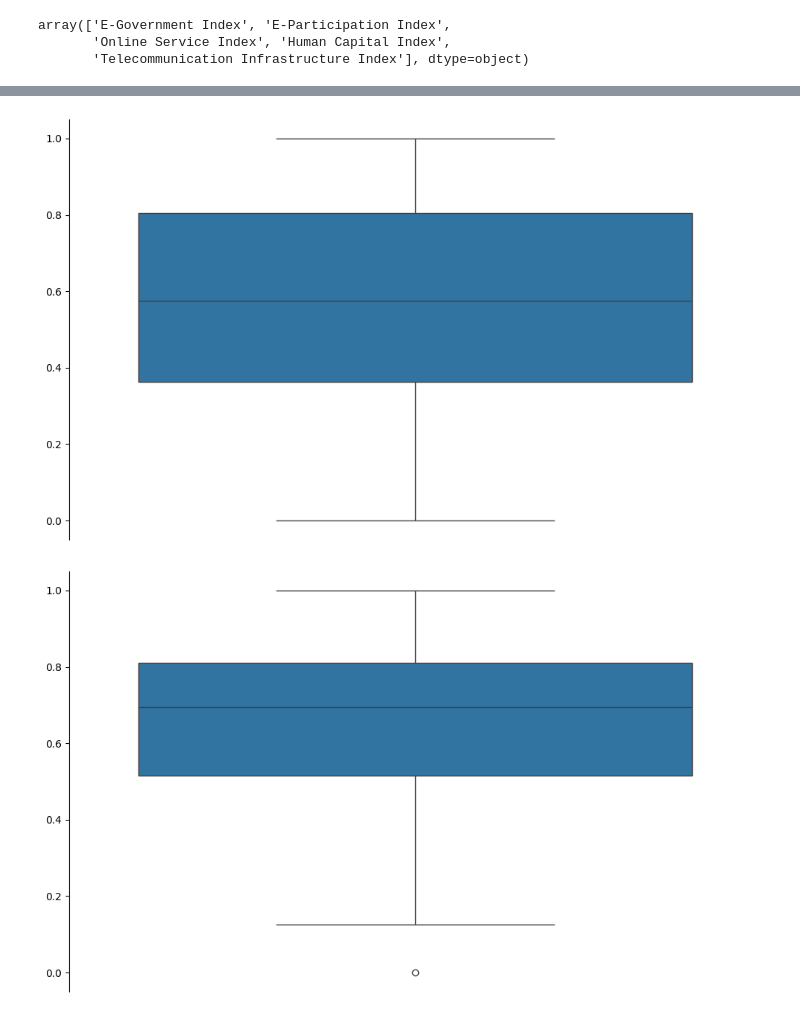
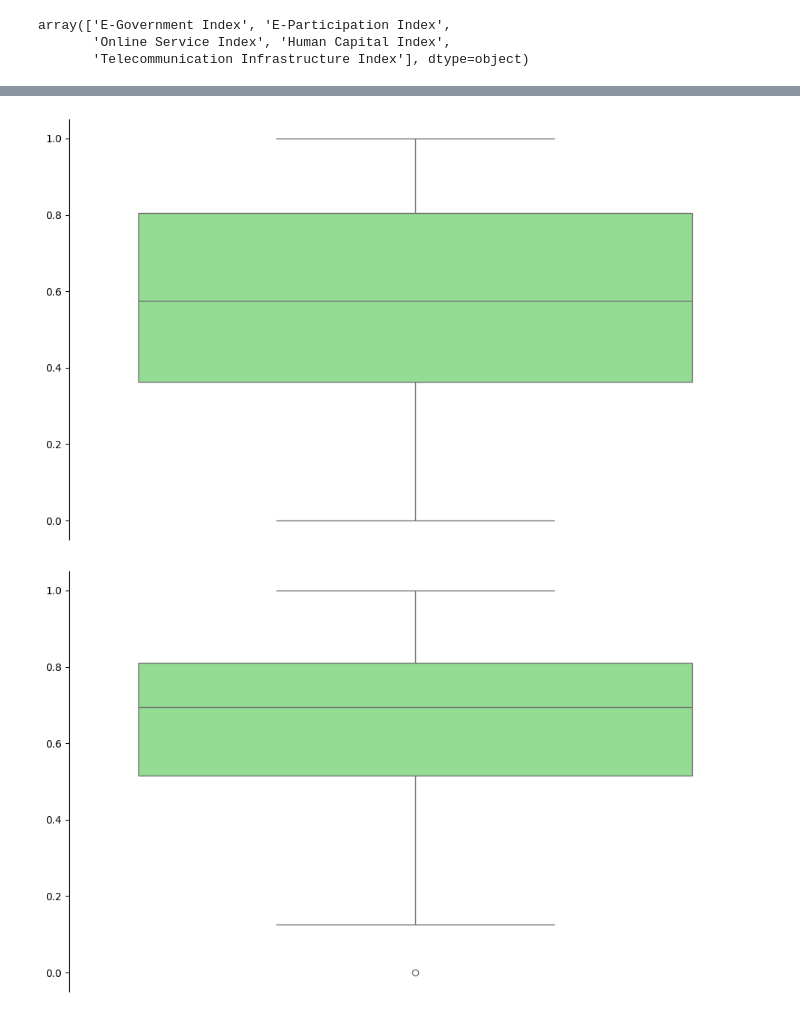
Before and after one commit to LazaroDamasceno/Dissertacao-Mestrado, a Jupyter notebook: eda/egdi/boxplot_edgi_global.ipynb, the cells around one changed output, grey strips where cells are left out. Cells and saved outputs as stored; diff of their text form; code cells hidden in the pictures.

```diff
--- a/eda/egdi/boxplot_edgi_global.ipynb
+++ b/eda/egdi/boxplot_edgi_global.ipynb
@@ -109,20 +109,20 @@ plt.show()
 # %%
 fig, ax = plt.subplots(figsize=(10, 6))
 
-sns.boxplot(data=osi, x='Métrica', y='Escala')
+sns.boxplot(data=osi, x='Métrica', y='Escala', color='#88E788')
 
 ax.xaxis.set_visible(False)
 ax.set_ylabel('')
 sns.despine(bottom=True)
 plt.tight_layout()
 fig.savefig('C:/Users/lazar/Master-Dissertation/figuras/egdi/boxplot_osi_global.png')
 plt.show()
 # %% [output]
-[figure, old version]
+[figure, new version]
 # %%
 fig, ax = plt.subplots(figsize=(10, 6))
 
-sns.boxplot(data=hci, x='Métrica', y='Escala')
+sns.boxplot(data=hci, x='Métrica', y='Escala', color='#88E788')
 
 ax.xaxis.set_visible(False)
 ax.set_ylabel('')
@@ -131,7 +131,7 @@ plt.tight_layout()
 fig.savefig('C:/Users/lazar/Master-Dissertation/figuras/egdi/boxplot_hci_global.png')
 plt.show()
 # %% [output]
-[figure, old version]
+[figure, new version]
 # %%
 fig, ax = plt.subplots(figsize=(10, 6))
 
```
Also changed, not shown: parts of 3 cells of this notebook, 5 other files.
